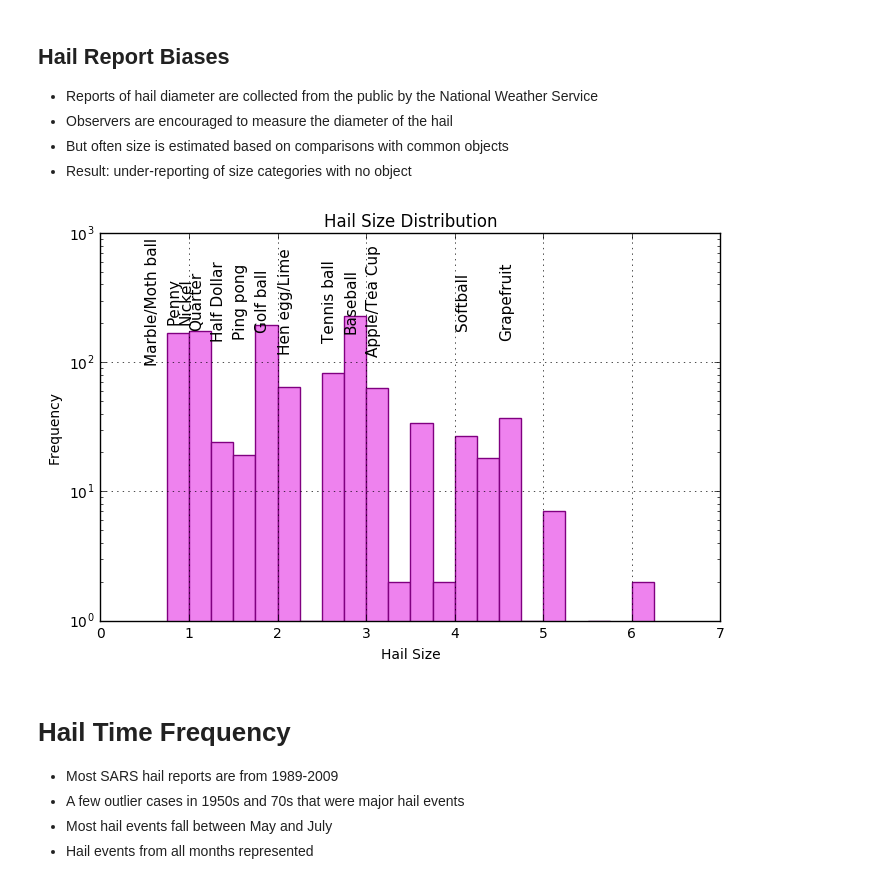
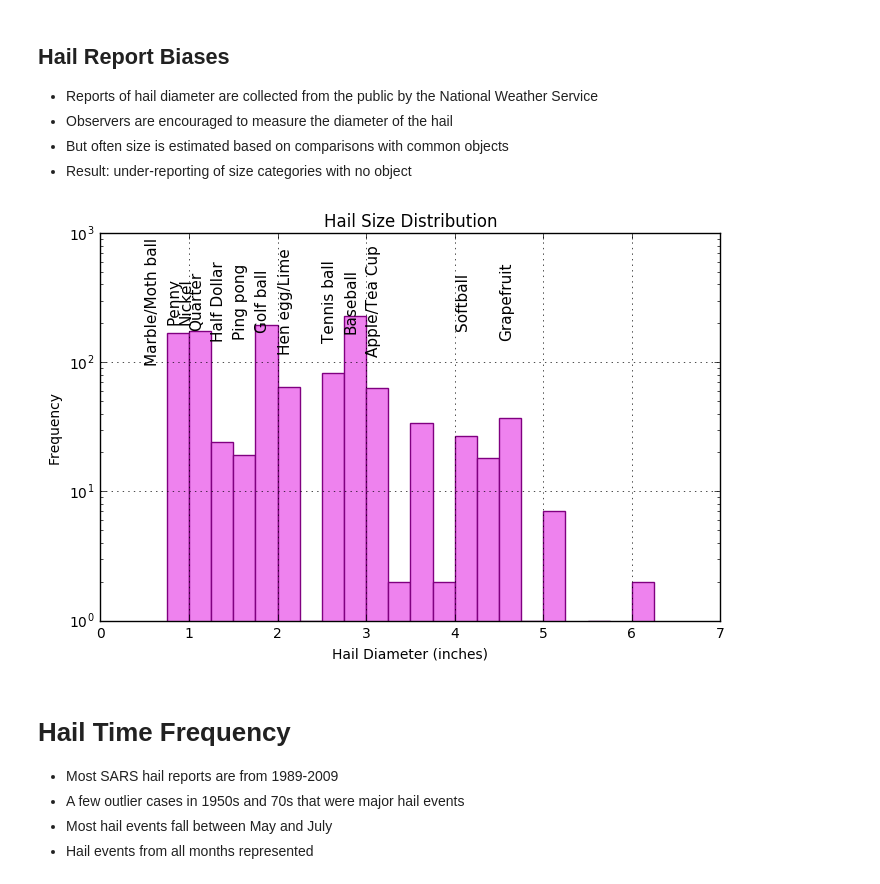
Before and after one commit to djgagne/ou_grad_5203_fall_2016, a Jupyter notebook: gagne_analytics_lecture.ipynb, the cells around one changed output. Drawn from its saved outputs; the diff is of its cells as text; code cells hidden in the pictures.

```diff
--- a/gagne_analytics_lecture.ipynb
+++ b/gagne_analytics_lecture.ipynb
@@ -90,16 +98,16 @@ hail_objects
 * Result: under-reporting of size categories with no object
 # %%
 hail_data.hist("REPORT", bins=np.arange(0, 7, 0.25), figsize=(8, 5), color="violet", edgecolor="purple")
-plt.xlabel("Hail Size")
+plt.xlabel("Hail Diameter (inches)")
 plt.ylabel("Frequency")
 plt.title("Hail Size Distribution")
 for r in hail_objects.index:
     plt.text(hail_objects.loc[r,"Size"], 300, hail_objects.loc[r,"Object"],
              rotation=90, ha="left", va="center", fontsize=11)
 ax = plt.gca()
 ax.set_yscale("log")
 # %% [output]
-[figure, old version]
+[figure, new version]
 # %% [markdown]
 # Hail Time Frequency
 * Most SARS hail reports are from 1989-2009
```
Also changed, not shown: parts of 6 cells of this notebook.
